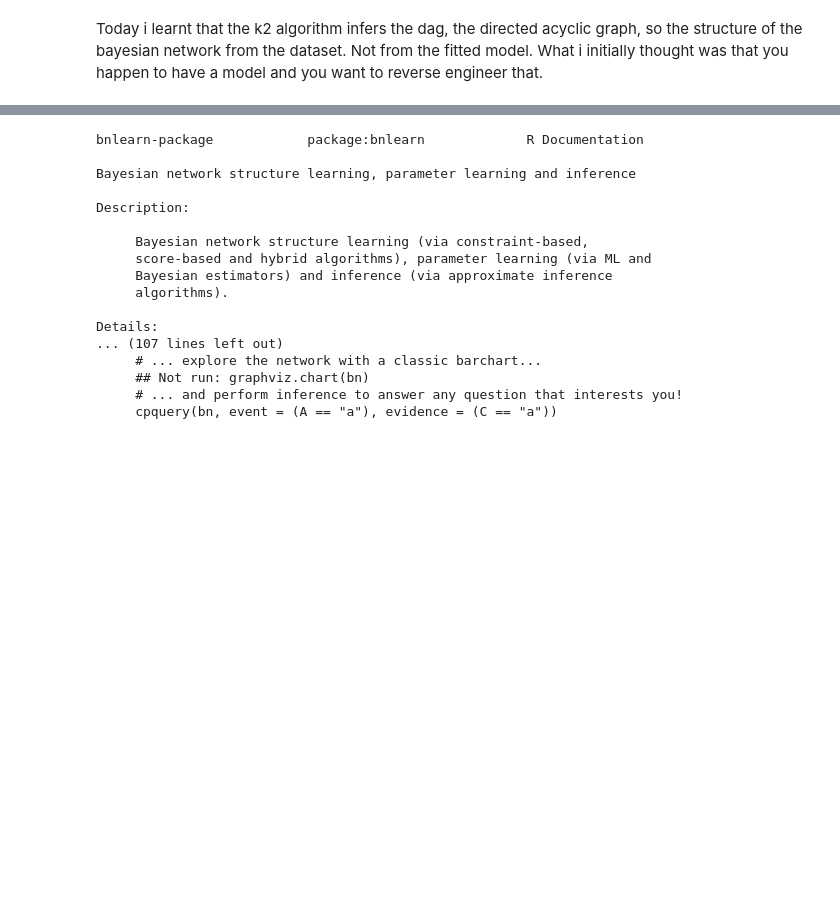
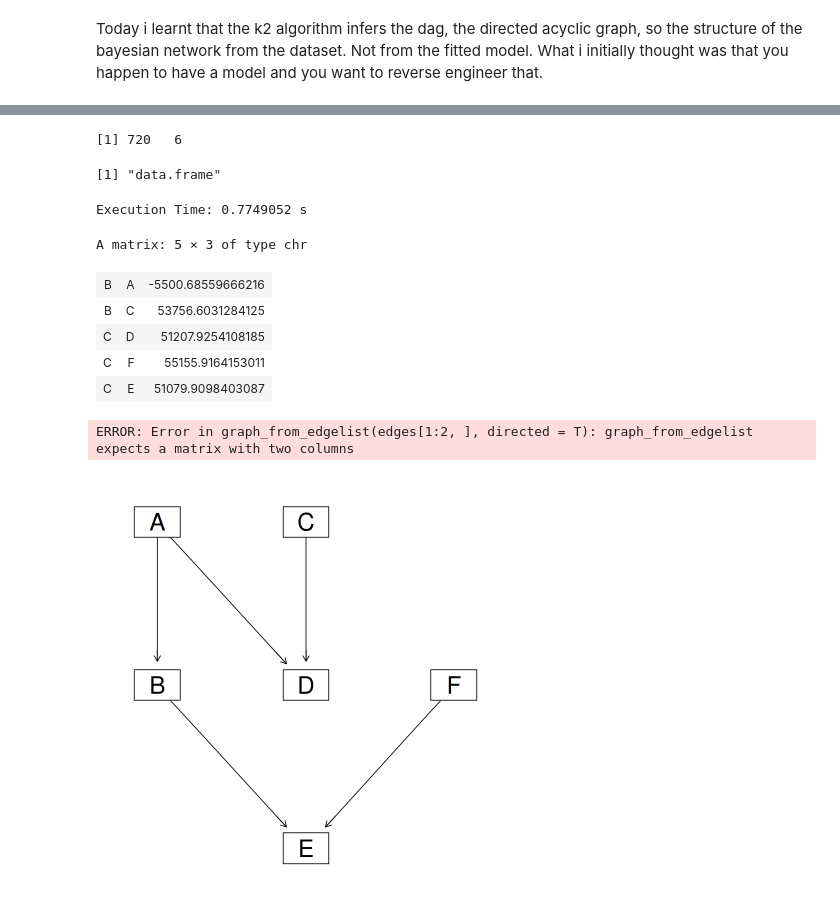
Before and after one commit to sofiadilucia/Bayesian-Networks, a Jupyter notebook: k2_algo.ipynb, the cells around one changed output, grey strips where cells are left out. Saved outputs shown, nothing was run; the diff lists cells and outputs as text; code cells hidden in the pictures; blank space fills up the shorter version.

Commit message:
k2 finally working also for learning.test

```diff
--- a/k2_algo.ipynb
+++ b/k2_algo.ipynb
@@ -155,20 +174,42 @@ Warning message in data(child):
+# %%
+exploscorer <- function(dataset) {
+
+    permutations <-
+}
+# %% [output]
+[1] 720   6
+# %%
+class(df)
+# %% [output]
+[1] "data.frame"
 # %%
-?bnlearn
+edges <- k2(dataset=df, upperbound = 2, nodes.order = sample(colnames(df)))
+edges
 # %% [output]
-bnlearn-package            package:bnlearn             R Documentation
-
-Bayesian network structure learning, parameter learning and inference
-
-Description:
-
-     Bayesian network structure learning (via constraint-based,
-     score-based and hybrid algorithms), parameter learning (via ML and
-     Bayesian estimators) and inference (via approximate inference
-     algorithms).
-
-Details:
-... (107 lines left out)
-     # ... explore the network with a classic barchart...
-     ## Not run: graphviz.chart(bn)
-     # ... and perform inference to answer any question that interests you!
-     cpquery(bn, event = (A == "a"), evidence = (C == "a"))
+Execution Time: 0.7749052 s
+A matrix: 5 × 3 of type chr
+| B | A | -5500.68559666216 |
+| B | C | 53756.6031284125 |
+| C | D | 51207.9254108185 |
+| C | F | 55155.9164153011 |
+| C | E | 51079.9098403087 |
+# %%
+# Convert to graph
+g <- graph_from_edgelist(edges[1:2,], directed = T)
+
+
+
+# Plot it
+plot(g,
+     vertex.color = "white",
+     vertex.size = 30,
+     edge.arrow.size = 0.5,
+     layout = layout_as_tree,
+     main = "Bayesian Network")
+# %% [output]
+ERROR: Error in graph_from_edgelist(edges[1:2, ], directed = T): graph_from_edgelist expects a matrix with two columns
+# %%
+dag = model2network("[A][C][F][B|A][D|A:C][E|B:F]")
+graphviz.plot(dag)
+# %% [output]
+[figure, added]
```
Also changed, not shown: parts of 8 cells of this notebook.
